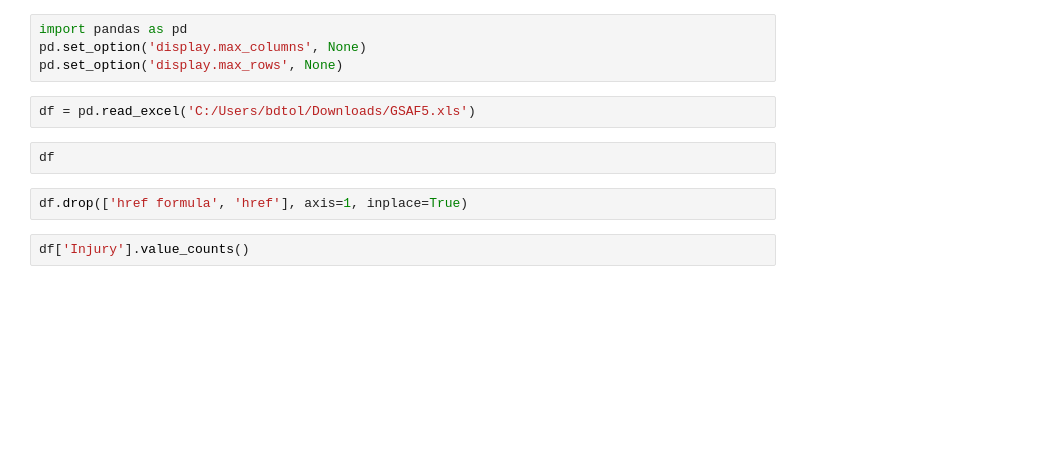
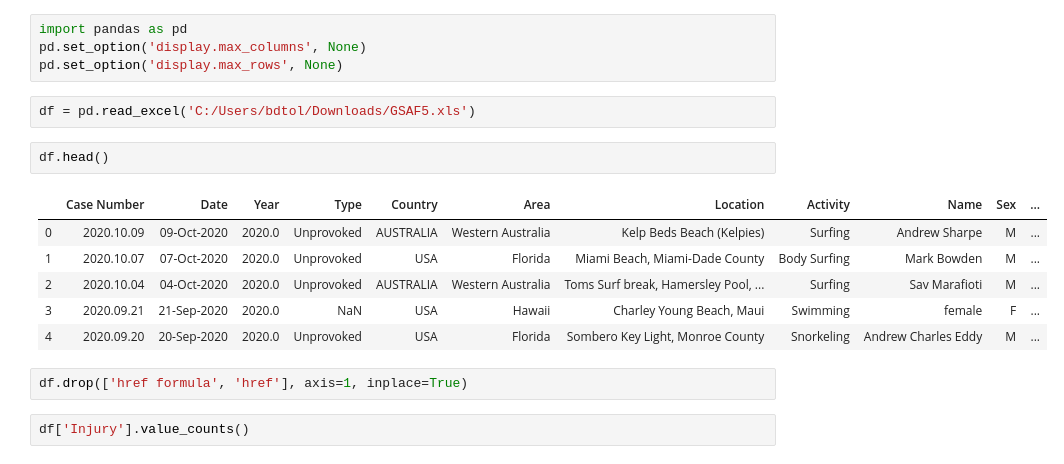
Before and after one commit to bt02/Shark-Attack-Data, a Jupyter notebook: Untitled.ipynb, the cells around one changed output. Cells and saved outputs as stored; diff of their text form; blank space fills up the shorter version.

```diff
--- a/Untitled.ipynb
+++ b/Untitled.ipynb
@@ -5,7 +5,14 @@ pd.set_option('display.max_rows', None)
 # %%
 df = pd.read_excel('C:/Users/bdtol/Downloads/GSAF5.xls')
 # %%
-df
+df.head()
+# %% [output]
+|  | Case Number | Date | Year | Type | Country | Area | Location | Activity | Name | Sex | ... |
+| 0 | 2020.10.09 | 09-Oct-2020 | 2020.0 | Unprovoked | AUSTRALIA | Western Australia | Kelp Beds Beach (Kelpies) | Surfing | Andrew Sharpe | M | ... |
+| 1 | 2020.10.07 | 07-Oct-2020 | 2020.0 | Unprovoked | USA | Florida | Miami Beach, Miami-Dade County | Body Surfing | Mark Bowden | M | ... |
+| 2 | 2020.10.04 | 04-Oct-2020 | 2020.0 | Unprovoked | AUSTRALIA | Western Australia | Toms Surf break, Hamersley Pool, ... | Surfing | Sav Marafioti | M | ... |
+| 3 | 2020.09.21 | 21-Sep-2020 | 2020.0 | NaN | USA | Hawaii | Charley Young Beach, Maui | Swimming | female | F | ... |
+| 4 | 2020.09.20 | 20-Sep-2020 | 2020.0 | Unprovoked | USA | Florida | Sombero Key Light, Monroe County | Snorkeling | Andrew Charles Eddy | M | ... |
 # %%
 df.drop(['href formula', 'href'], axis=1, inplace=True)
 # %%
```
Also changed, not shown: parts of 4 cells of this notebook.
